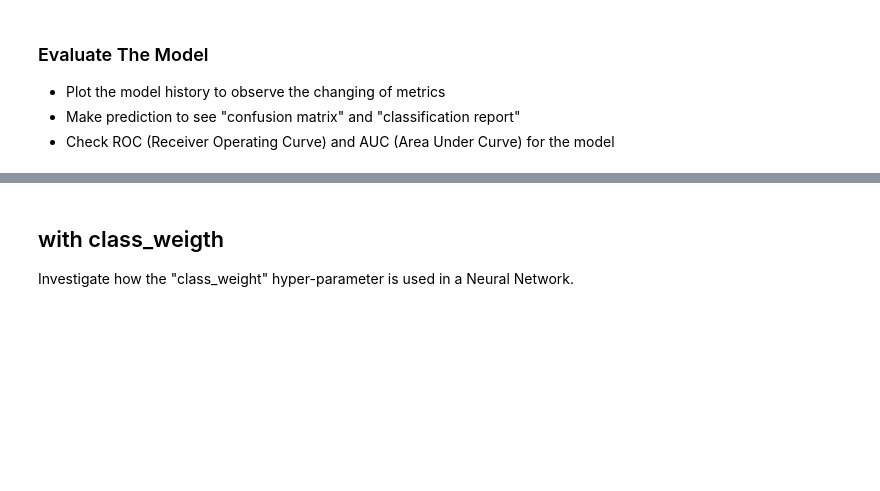
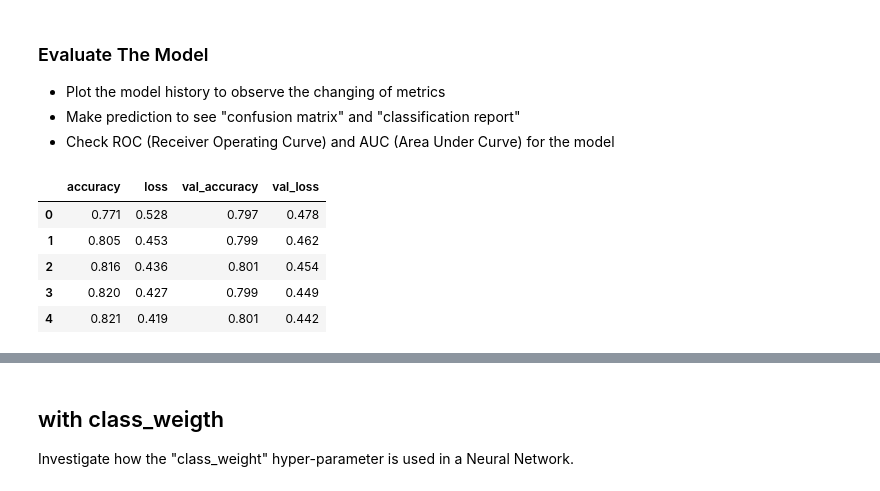
Before and after one commit to iceyisaak/dl_assignment-1, a Jupyter notebook: DL-Assignment-1 (Classification with ANN-Churn Prediction)-Student.ipynb, the cells around one changed output, grey strips where cells are left out. Cells and saved outputs as stored; diff of their text form; code cells hidden in the pictures; blank space fills up the shorter version.

```diff
--- a/DL-Assignment-1 (Classification with ANN-Churn Prediction)-Student.ipynb
+++ b/DL-Assignment-1 (Classification with ANN-Churn Prediction)-Student.ipynb
@@ -554,3 +613,13 @@ from sklearn.model_selection import GridSearchCV
 - Plot the model history to observe the changing of metrics
 - Make prediction to see "confusion matrix" and "classification report"
 - Check ROC (Receiver Operating Curve) and AUC (Area Under Curve) for the model
+# %%
+loss_df = pd.DataFrame(model.history.history)
+loss_df.head()
+# %% [output]
+|  | accuracy | loss | val_accuracy | val_loss |
+| 0 | 0.771 | 0.528 | 0.797 | 0.478 |
+| 1 | 0.805 | 0.453 | 0.799 | 0.462 |
+| 2 | 0.816 | 0.436 | 0.801 | 0.454 |
+| 3 | 0.820 | 0.427 | 0.799 | 0.449 |
+| 4 | 0.821 | 0.419 | 0.801 | 0.442 |
```
Also changed, not shown: parts of 34 cells of this notebook.
